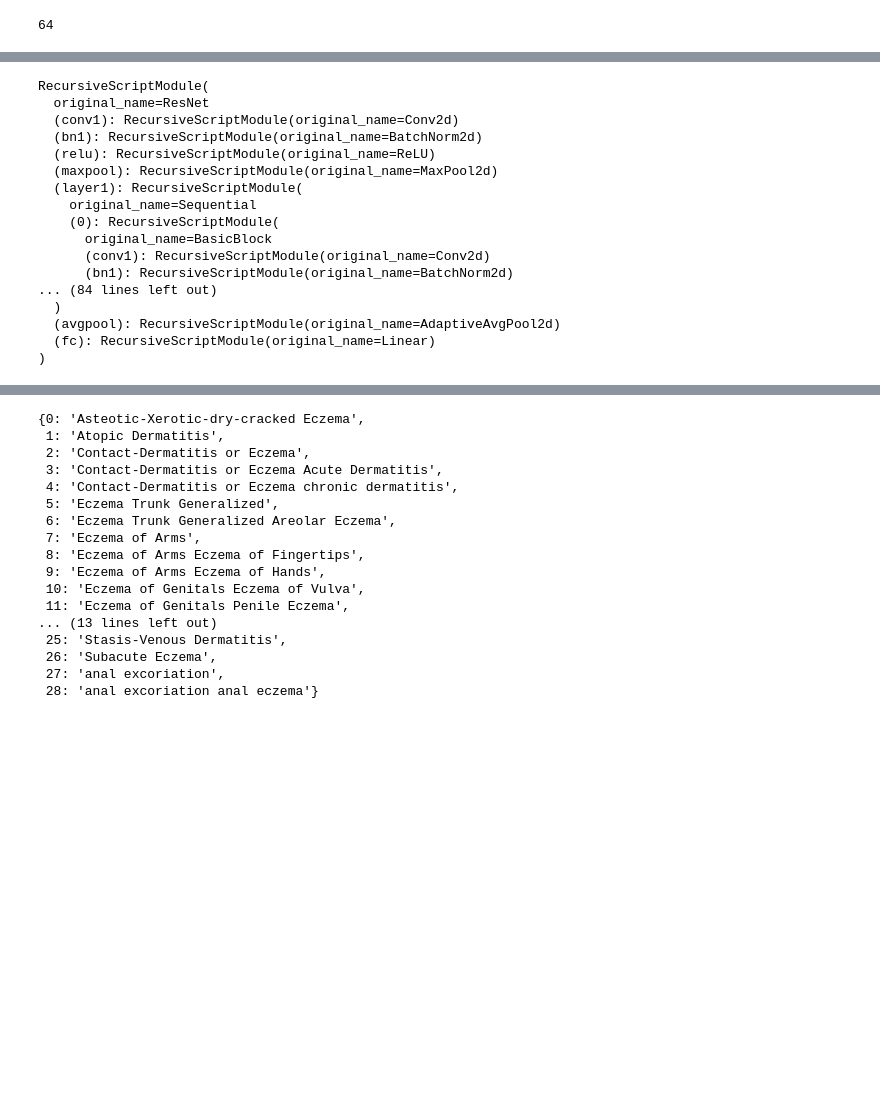
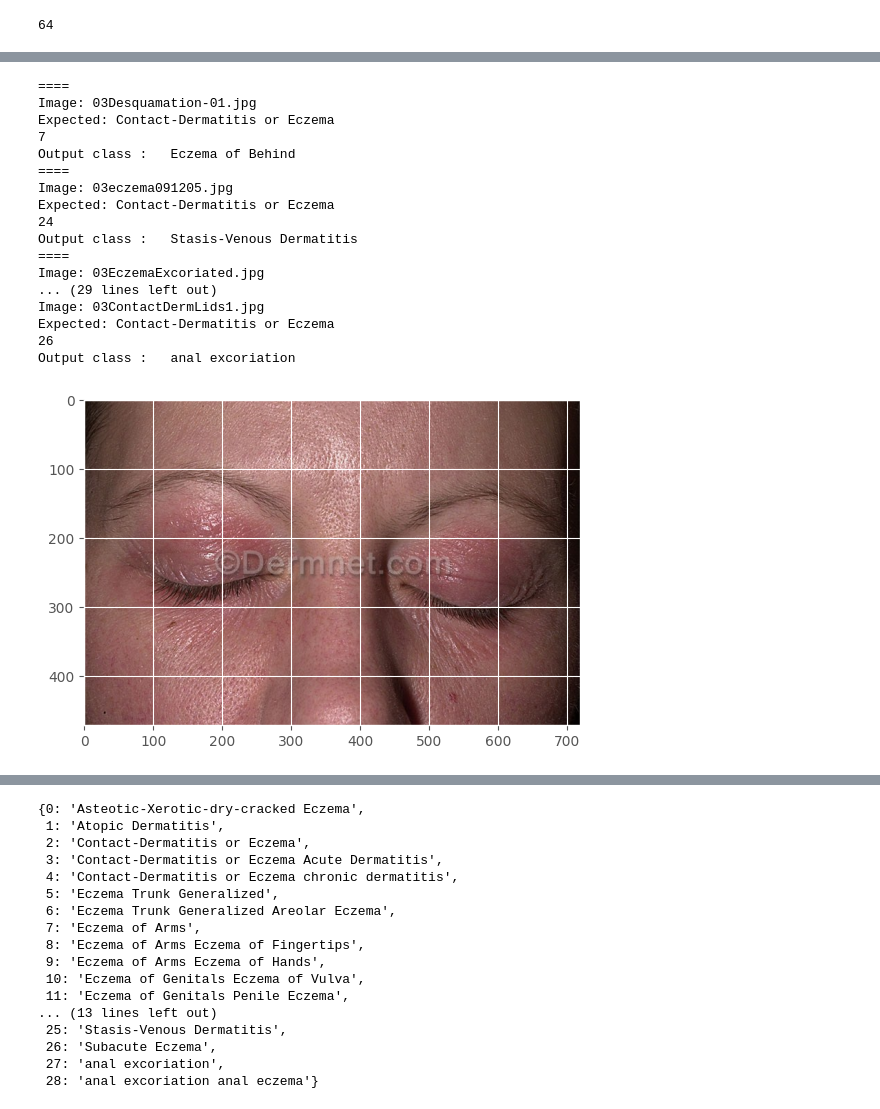
Before and after one commit to gadkaridarshan/emap, a Jupyter notebook: resnet_train.ipynb, the cells around one changed output, grey strips where cells are left out. Drawn from its saved outputs; the diff is of its cells as text; code cells hidden in the pictures; blank space fills up the shorter version.

```diff
--- a/resnet_train.ipynb
+++ b/resnet_train.ipynb
@@ -71,6 +140,7 @@ img_size = 224
 # %%
-train_dataset = datasets.ImageFolder(traindir, transform=Compose([
-            Resize((img_size, img_size)),
-            ToTensor()]))
+# train_dataset = datasets.ImageFolder(traindir, transform=Compose([
+#             Resize((img_size, img_size)),
+#             ToTensor()]))
+train_dataset = datasets.ImageFolder(traindir, transform=image_transforms['train'])
 len(train_dataset)
 # %% [output]
@@ -191,0 +256,27 @@ TRAINING COMPLETE
+# %%
+# predict(model=model, test_image_name=f'{IMAGENET_PATH}/train/Eczema Dyshidrosis/Dyshidrosis-51.jpg')
+for j in list({v:k for k,v in train_dataset.class_to_idx.items()}.values())[2:3]:
+    for i in [_ for _ in listdir(f'{traindir}/{j}') if '.jp' in _]:
+        print('====')
+        print(f'Image: {i}')
+        print(f'Expected: {j}')
+        predict(model=model, test_image_name=f'{traindir}/{j}/{i}')
+# %% [output]
+====
+Image: 03Desquamation-01.jpg
+Expected: Contact-Dermatitis or Eczema
+7
+Output class :   Eczema of Behind
+====
+Image: 03eczema091205.jpg
+Expected: Contact-Dermatitis or Eczema
+24
+Output class :   Stasis-Venous Dermatitis
+====
+Image: 03EczemaExcoriated.jpg
+... (29 lines left out)
+Image: 03ContactDermLids1.jpg
+Expected: Contact-Dermatitis or Eczema
+26
+Output class :   anal excoriation
+[figure, added]
@@ -192,25 +301,5 @@ TRAINING COMPLETE
 # %%
 torch.save(model, "resnet_model_224.pt")
-# %%
-model
-# %% [output]
-RecursiveScriptModule(
-  original_name=ResNet
-  (conv1): RecursiveScriptModule(original_name=Conv2d)
-  (bn1): RecursiveScriptModule(original_name=BatchNorm2d)
-  (relu): RecursiveScriptModule(original_name=ReLU)
-  (maxpool): RecursiveScriptModule(original_name=MaxPool2d)
-  (layer1): RecursiveScriptModule(
-    original_name=Sequential
-    (0): RecursiveScriptModule(
-      original_name=BasicBlock
-      (conv1): RecursiveScriptModule(original_name=Conv2d)
-      (bn1): RecursiveScriptModule(original_name=BatchNorm2d)
-... (84 lines left out)
-  )
-  (avgpool): RecursiveScriptModule(original_name=AdaptiveAvgPool2d)
-  (fc): RecursiveScriptModule(original_name=Linear)
-)
 # %%
 model = torch.load("resnet_model_224.pt")
 # %%
```
Also changed, not shown: parts of 32 cells of this notebook, 5 other files.
